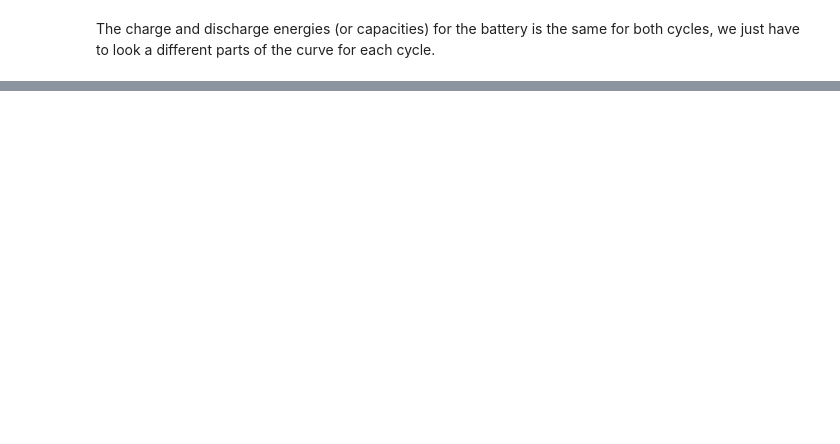
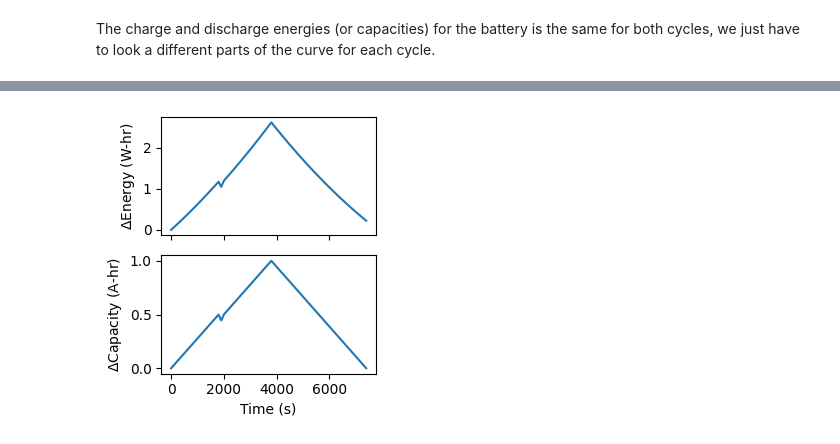
Before and after one commit to ROVI-org/battery-data-toolkit, a Jupyter notebook: docs/features/cell-capacity.ipynb, the cells around one changed output, grey strips where cells are left out. Drawn from its saved outputs; the diff is of its cells as text; code cells hidden in the pictures; blank space fills up the shorter version.

```diff
--- a/docs/features/cell-capacity.ipynb
+++ b/docs/features/cell-capacity.ipynb
@@ -104,0 +120,14 @@ The charge and discharge energies (or capacities) for the battery is the same fo
+# %%
+fig, axs = plt.subplots(2, 1, sharex=True, sharey='row', figsize=(3., 3.3))
+
+axs[0].plot(complex.raw_data['test_time'], complex.raw_data['cycle_energy'])
+axs[1].plot(complex.raw_data['test_time'], complex.raw_data['cycle_capacity'])
+
+axs[0].set_ylabel('$\Delta$Energy (W-hr)')
+axs[1].set_ylabel('$\Delta$Capacity (A-hr)')
+
+axs[1].set_xlabel('Time (s)')
+
+fig.tight_layout()
+# %% [output]
+[figure, added]
```
Also changed, not shown: parts of 11 cells of this notebook, 1 other file.
